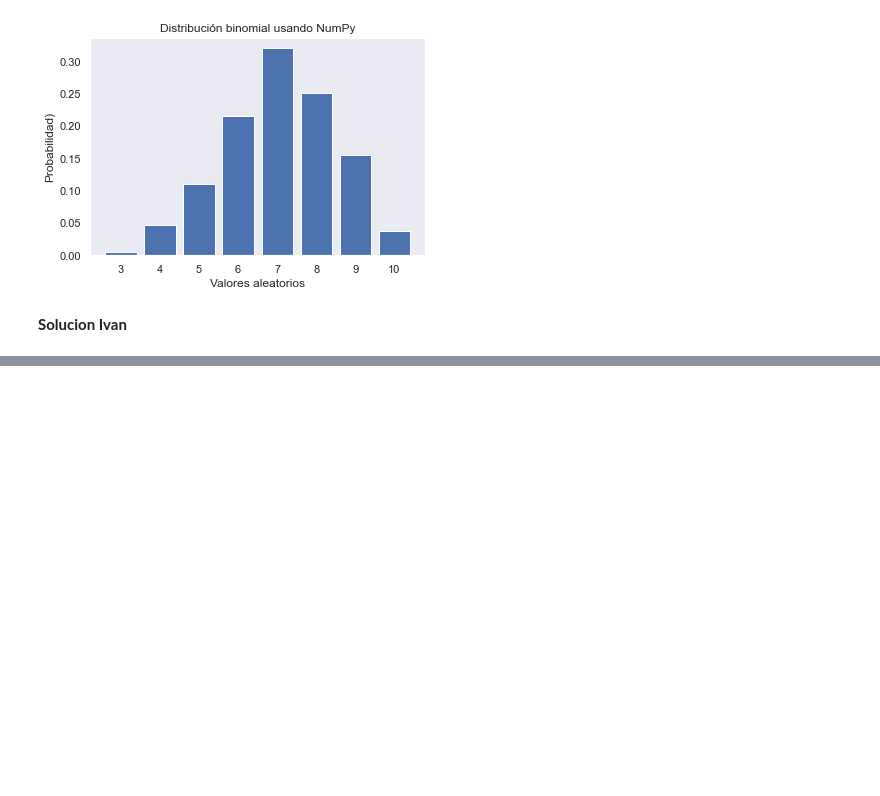
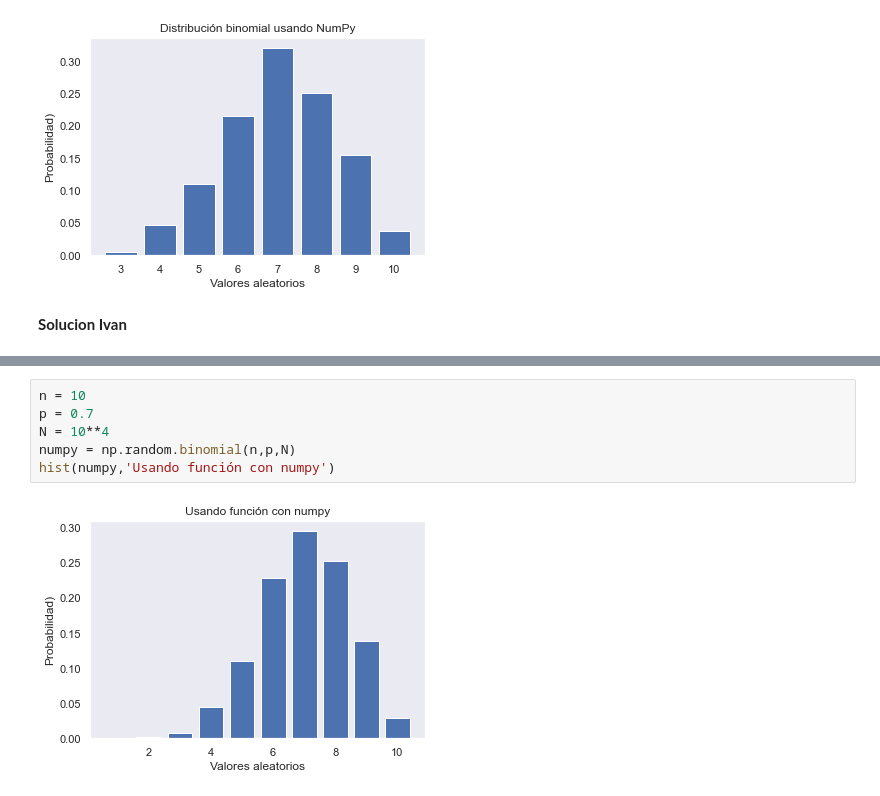
Before and after one commit to Carolina1002/ProyectoConjunto_CBarba_IArellano, a Jupyter notebook: Tarea5_CBarba_IArellano.ipynb, the cells around one changed output, grey strips where cells are left out. Cells and saved outputs as stored; diff of their text form; blank space fills up the shorter version.

```diff
--- a/Tarea5_CBarba_IArellano.ipynb
+++ b/Tarea5_CBarba_IArellano.ipynb
@@ -109,0 +170,8 @@ hist_dis(bin_np, "Distribución binomial usando NumPy")
+# %%
+n = 10
+p = 0.7
+N = 10**4
+numpy = np.random.binomial(n,p,N)
+hist(numpy,'Usando función con numpy')
+# %% [output]
+[figure, added]
```
Also changed, not shown: parts of 5 cells of this notebook.
